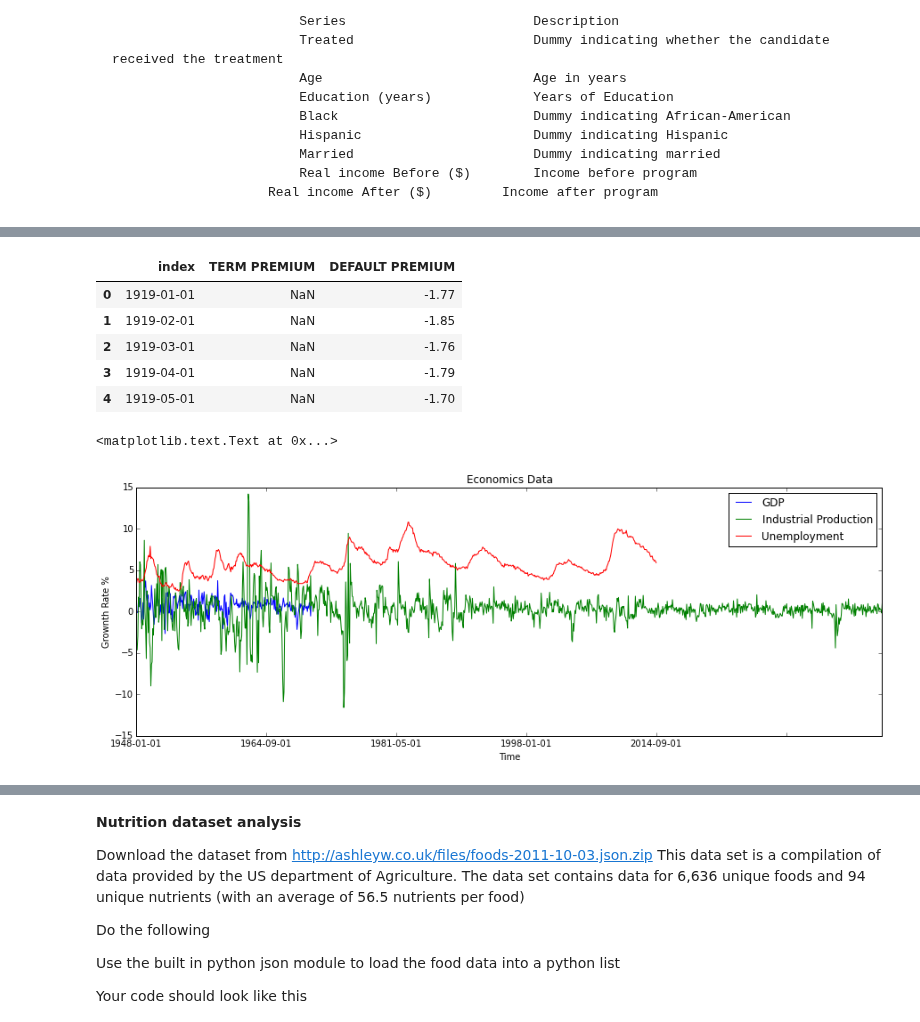
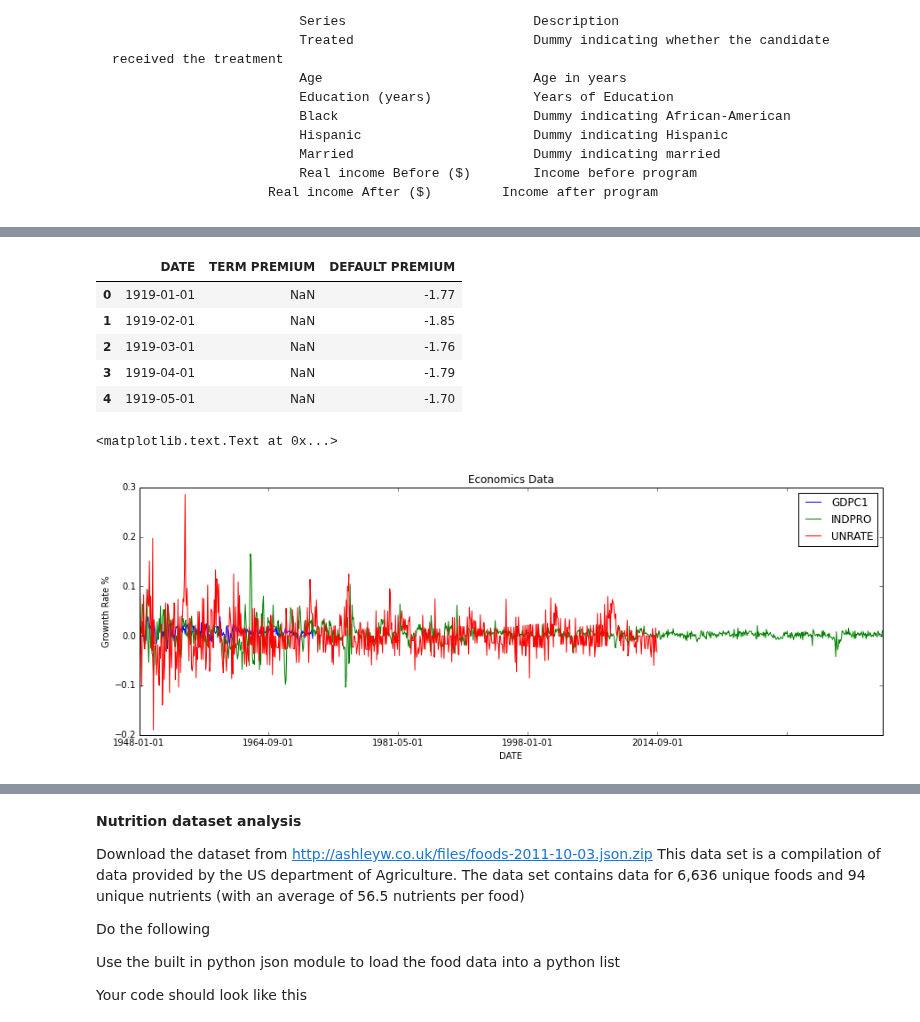
Before and after one commit to snazrul1/ssnazrul, a Jupyter notebook: DSE200/day_3_models_and_learning/03_Exercises.ipynb, the cells around one changed output, grey strips where cells are left out. Drawn from its saved outputs; the diff is of its cells as text; code cells hidden in the pictures.

```diff
--- a/DSE200/day_3_models_and_learning/03_Exercises.ipynb
+++ b/DSE200/day_3_models_and_learning/03_Exercises.ipynb
@@ -87,41 +77,33 @@ merged_data
 # %%
-GS10=merged_data['CODE']=='GS10'
-GS1=merged_data['CODE']=='GS1'
-term_premium=pd.Series(merged_data[GS10]['VALUE']-merged_data[GS1]['VALUE'], name='TERM PREMIUM')
-#term_premium.rename('TERM')
-
-AAA=merged_data['CODE']=='AAA'
-BAA=merged_data['CODE']=='BAA'
-default_premium=pd.Series(merged_data[AAA]['VALUE']-merged_data[BAA]['VALUE'], name='DEFAULT PREMIUM')
+term_premium=pd.Series(merged_data['GS10']-merged_data['GS1'], name='TERM PREMIUM')
+default_premium=pd.Series(merged_data['AAA']-merged_data['BAA'], name='DEFAULT PREMIUM')
 
 premium=pd.concat([term_premium,default_premium],axis=1).reset_index()
 
 premium.head()
 # %% [output]
-|  | index | TERM PREMIUM | DEFAULT PREMIUM |
+|  | DATE | TERM PREMIUM | DEFAULT PREMIUM |
 | 0 | 1919-01-01 | NaN | -1.77 |
 | 1 | 1919-02-01 | NaN | -1.85 |
 | 2 | 1919-03-01 | NaN | -1.76 |
 | 3 | 1919-04-01 | NaN | -1.79 |
 | 4 | 1919-05-01 | NaN | -1.70 |
 # %%
-GDP=merged_data[merged_data['CODE']=='GDPC1']['VALUE']
-GDP=(GDP.diff()/GDP)*100
-IP=merged_data[merged_data['CODE']=='INDPRO']['VALUE']
-IP=(IP.diff()/IP)*100
-Unemp=merged_data[merged_data['CODE']=='UNRATE']['VALUE']
+GDP=merged_data['GDPC1'].dropna().pct_change()
+IP=merged_data['INDPRO'].dropna().pct_change()
+Unemp=merged_data['UNRATE'].dropna().pct_change()
 
 f=plt.figure(figsize=(15,5))
 GDP.plot()
 IP.plot()
 Unemp.plot()
-plt.legend(['GDP','Industrial Production','Unemployment'])
+plt.legend(['GDPC1','INDPRO','UNRATE'])
 plt.title('Economics Data')
-plt.xlabel('Time')
+plt.xlabel('DATE')
 plt.ylabel(r'Grownth Rate %')
 # %% [output]
 <matplotlib.text.Text at 0x...>
-[figure, old version]
+[figure, new version]
 # %%
 from pandas.tools.plotting import scatter_matrix
 
```
Also changed, not shown: parts of 8 cells of this notebook.
